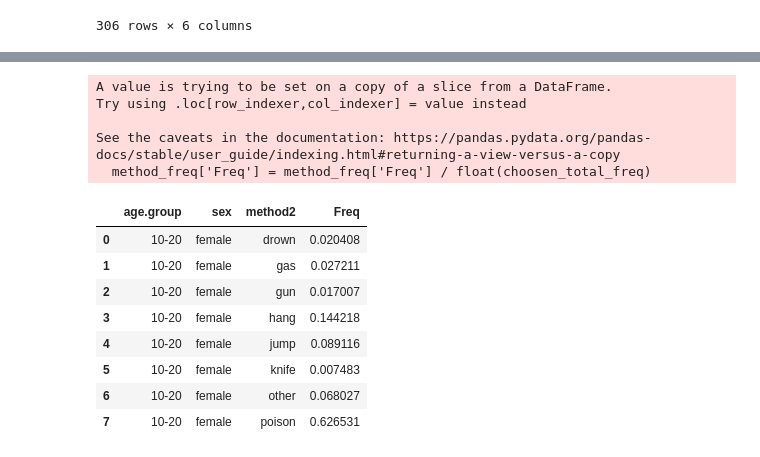
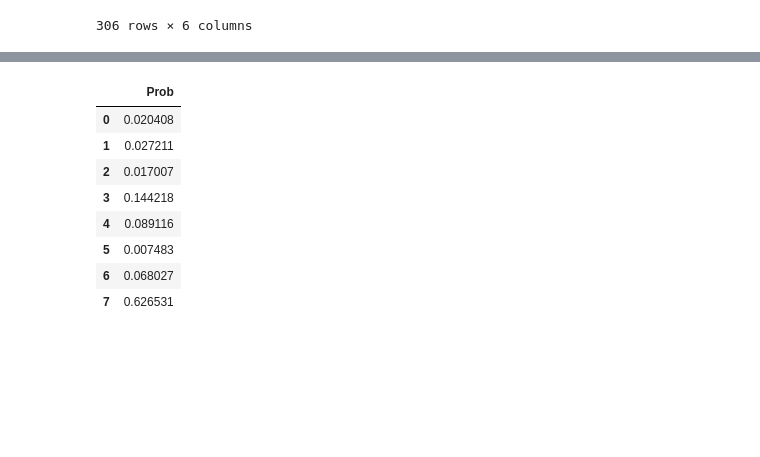
Before and after one commit to queite/bootcamp-data-analytics, a Jupyter notebook: Desafio_Python_Pandas.ipynb, the cells around one changed output, grey strips where cells are left out. Cells and saved outputs as stored; diff of their text form; code cells hidden in the pictures; blank space fills up the shorter version.

```diff
--- a/Desafio_Python_Pandas.ipynb
+++ b/Desafio_Python_Pandas.ipynb
@@ -531,23 +478,24 @@ method_freq
-# %%
-method_freq['Freq'] = method_freq['Freq'] / float(choosen_total_freq)
-method_freq
-# %% [output]
-A value is trying to be set on a copy of a slice from a DataFrame.
-Try using .loc[row_indexer,col_indexer] = value instead
-
-See the caveats in the documentation: https://pandas.pydata.org/pandas-docs/stable/user_guide/indexing.html#returning-a-view-versus-a-copy
-  method_freq['Freq'] = method_freq['Freq'] / float(choosen_total_freq)
-|  | age.group | sex | method2 | Freq |
-| 0 | 10-20 | female | drown | 0.020408 |
-| 1 | 10-20 | female | gas | 0.027211 |
-| 2 | 10-20 | female | gun | 0.017007 |
-| 3 | 10-20 | female | hang | 0.144218 |
-| 4 | 10-20 | female | jump | 0.089116 |
-| 5 | 10-20 | female | knife | 0.007483 |
-| 6 | 10-20 | female | other | 0.068027 |
-| 7 | 10-20 | female | poison | 0.626531 |
 # %%
 # Crie uma função que ao informar o sexo e a faixa etária de um suícidio
 # é retornado as probabilidades do método utilizado.
-def suicide_method(sex, age_group):
-    pass
+def suicide_method_prob(sex, age_group):
+    total_freq = suicide.groupby(['age.group', 'sex'], as_index=False)['Freq'].sum()
+    selected_total_freq = total_freq[(total_freq['age.group'] == age_group)
+        & (total_freq['sex'] == 'female')].get('Freq')[0]
+    freq_by_method = suicide.groupby(['age.group', 'sex', 'method2'], as_index=False)['Freq'].sum()
+    selected_data = freq_by_method[(freq_by_method['age.group'] == age_group) & (freq_by_method['sex'] == sex)]
+    prob_suicide = pd.DataFrame()
+    prob_suicide['Prob'] = selected_data['Freq'] / float(selected_total_freq)
+    return prob_suicide
+# %%
+suicide_method_prob('female', '10-20')
+# %% [output]
+|  | Prob |
+| 0 | 0.020408 |
+| 1 | 0.027211 |
+| 2 | 0.017007 |
+| 3 | 0.144218 |
+| 4 | 0.089116 |
+| 5 | 0.007483 |
+| 6 | 0.068027 |
+| 7 | 0.626531 |
```
Also changed, not shown: parts of 6 cells of this notebook.
